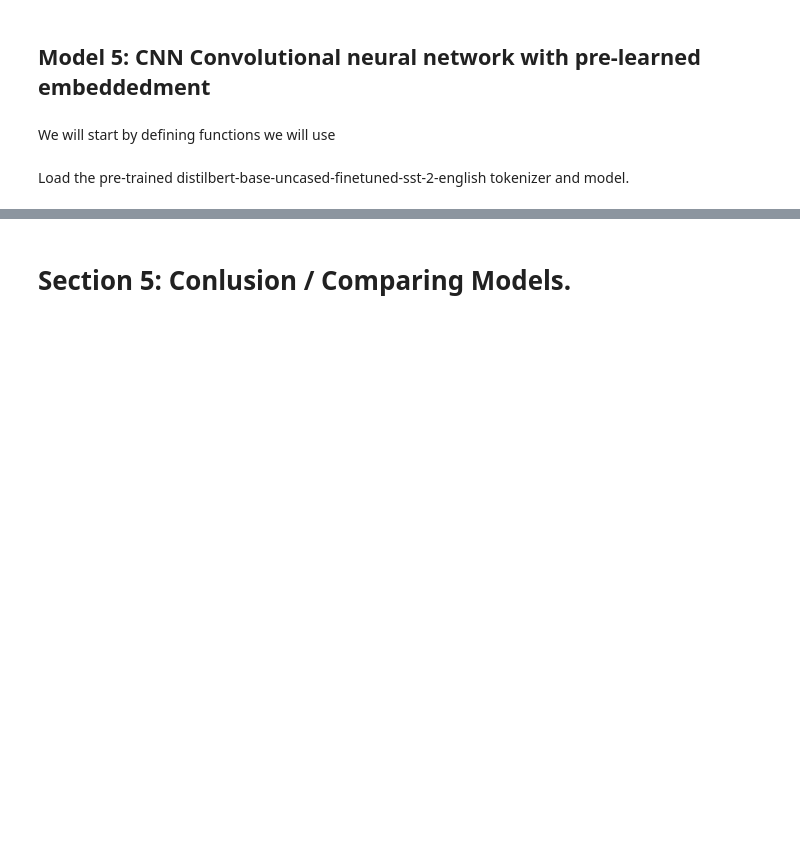
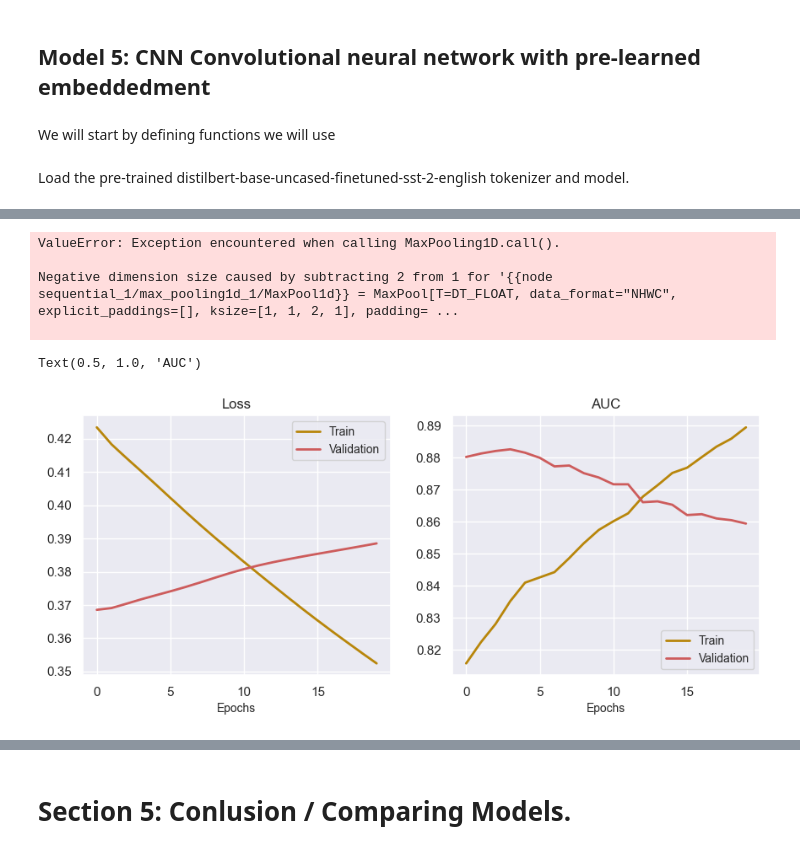
Before and after one commit to kevinyi901/W207, a Jupyter notebook: W207_Final.ipynb, the cells around one changed output, grey strips where cells are left out. Saved outputs shown, nothing was run; the diff lists cells and outputs as text; code cells hidden in the pictures; blank space fills up the shorter version.

```diff
--- a/W207_Final.ipynb
+++ b/W207_Final.ipynb
@@ -714,0 +791,10 @@ Load the pre-trained distilbert-base-uncased-finetuned-sst-2-english tokenizer a
+# %%
+# create copy of our objects (a bit inefficient (memory size) but let's abstract away from this)
+train_x = train_bert_embeddings
+train_y = train_labels_tensor[:16000] #do train_labels_tensor[:2000,:,:] for only 2000 examples if you subset the data above
+
+valid_x = valid_bert_embeddings
+valid_y = valid_labels_tensor[:4000]#do valid_labels_tensor[:200,:,:] for only 200 examples if you subset the data above
+
+test_x = test_bert_embeddings
+test_y = test_labels_tensor[:12000] #do test_labels_tensor[:200,:,:] for only 200 examples if you subset the data above
@@ -714,0 +882,42 @@ Load the pre-trained distilbert-base-uncased-finetuned-sst-2-english tokenizer a
+# %%
+# train logit model
+tf.random.set_seed(1234)
+np.random.seed(1234)
+hist= logit_model.fit(x=train_x,
+                y=train_y,
+                #validation_data=[X_test_std, y_test],
+                validation_data=(valid_x, valid_y),
+                batch_size=240,
+                epochs=20,
+                verbose=0 #silence fit
+)
+# %% [output]
+ValueError: Exception encountered when calling MaxPooling1D.call().
+
+Negative dimension size caused by subtracting 2 from 1 for '{{node sequential_1/max_pooling1d_1/MaxPool1d}} = MaxPool[T=DT_FLOAT, data_format="NHWC", explicit_paddings=[], ksize=[1, 1, 2, 1], padding= ...
+
+# %%
+# grab history
+history = hist.history
+
+# plot loss for train and validation
+fig = plt.figure(figsize=(16, 4))
+ax = fig.add_subplot(1, 3, 1)
+plt.plot(history['loss'], lw=2, color='darkgoldenrod')
+plt.plot(history['val_loss'], lw=2, color='indianred')
+plt.legend(['Train', 'Validation'], fontsize=10)
+#plt.ylim(0.5,0.7)
+ax.set_xlabel('Epochs', size=10)
+ax.set_title('Loss');
+
+# Plot AUC for train and validation
+ax = fig.add_subplot(1, 3, 2)
+plt.plot(history['auc'], lw=2, color='darkgoldenrod')  # Train AUC
+plt.plot(history['val_auc'], lw=2, color='indianred')  # Validation AUC
+plt.legend(['Train', 'Validation'], fontsize=10)
+#plt.ylim(0.7,0.8)  # Optional: Set limits for y-axis
+ax.set_xlabel('Epochs', size=10)
+ax.set_title('AUC')
+# %% [output]
+Text(0.5, 1.0, 'AUC')
+[figure, added]
```
Also changed, not shown: parts of 19 cells of this notebook.
